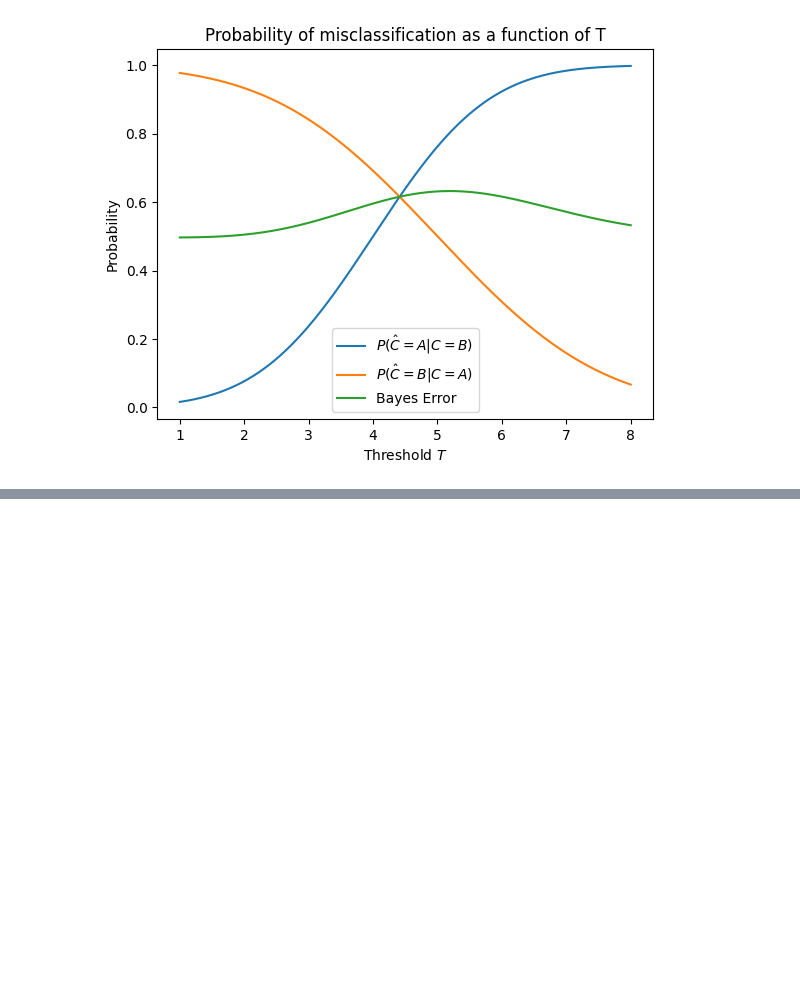
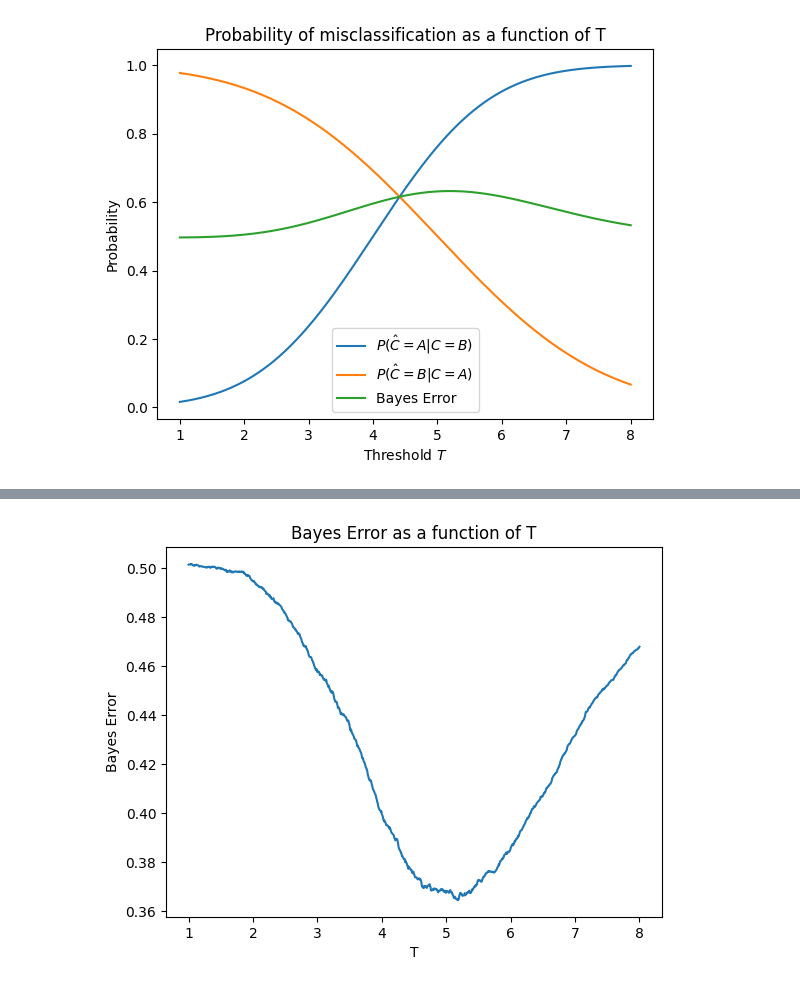
Before and after one commit to DataScienceAndEngineering/hw1p6-s23-classification-of-1-d-data-and-bayes-error-sumaiya008, a Jupyter notebook: Bayes_Error_Sumaiya_uddin.ipynb, the cells around one changed output, grey strips where cells are left out. Saved outputs shown, nothing was run; the diff lists cells and outputs as text; code cells hidden in the pictures; blank space fills up the shorter version.

```diff
--- a/Bayes_Error_Sumaiya_uddin.ipynb
+++ b/Bayes_Error_Sumaiya_uddin.ipynb
@@ -87,0 +89,21 @@ c. Use the numpy random.randn to simulate 10000 data points, 5,000 from bean typ
+# %%
+# Simulating 10000 data points
+np.random.seed(0)
+A = 5 + 2 * np.random.randn(5000)
+B = 4 + 1.4 * np.random.randn(5000)
+# %%
+# 1000 values of T between T=1 and T=8
+T = np.linspace(1, 8, 1000)
+bayes_error = np.zeros(1000)
+# %%
+for i in range(1000):
+  bayes_error[i] = 0.5 * (np.sum(A < T[i]) / 5000 + np.sum(B > T[i]) / 5000)
+# %%
+# Plotting the results
+plt.plot(T, bayes_error)
+plt.xlabel('T')
+plt.ylabel('Bayes Error')
+plt.title('Bayes Error as a function of T')
+plt.show()
+# %% [output]
+[figure, added]
```
Also changed, not shown: parts of 2 cells of this notebook.
